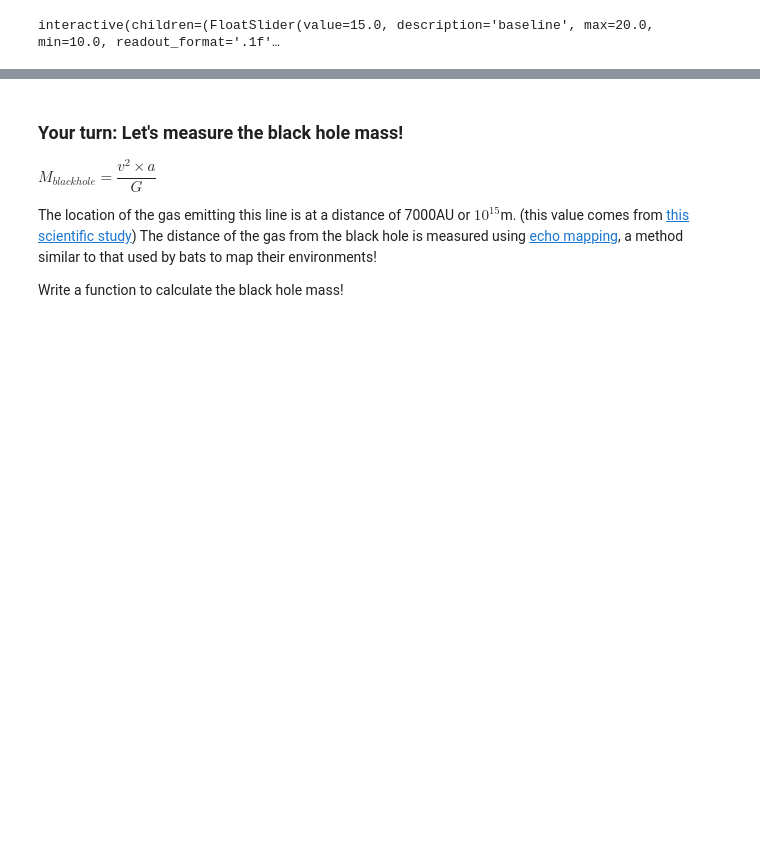
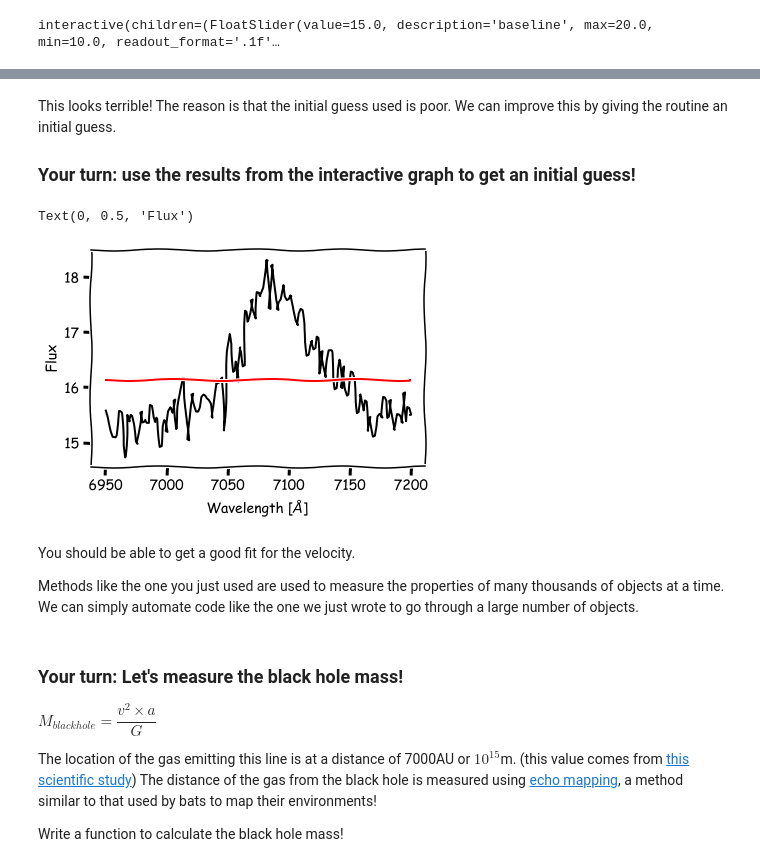
Before and after one commit to cvillforth/CodeBlack, a Jupyter notebook: CodingExercise.ipynb, the cells around one changed output, grey strips where cells are left out. Cells and saved outputs as stored; diff of their text form; code cells hidden in the pictures; blank space fills up the shorter version.

```diff
--- a/CodingExercise.ipynb
+++ b/CodingExercise.ipynb
@@ -344,3 +430,26 @@ We can automate that by calculating the distance between the model (the red line
+# %% [markdown]
+This looks terrible! The reason is that the initial guess used is poor. We can improve this by giving the routine an initial guess.
+
+### Your turn: use the results from the interactive graph to get an initial guess!
+# %%
+my_cont = 1 ### enter your guess for my_cont
+my_pos = 1 ## enter your guess for my_pos
+my_vel = 1 ## enter your guess for the velocity
+my_flux = 1 ## enter youur guess for the flux
+## Next line fits again, but with your guess
+my_fit, my_cova = curve_fit(emlinecont, fit_wl, fit_flux, p0=[my_cont, my_pos, my_vel, my_flux])
+my_fit
+plt.plot(fit_wl, fit_flux, c='k') ## plot the cut-out data
+plt.plot(fit_wl, emlinecont(fit_wl, *fit_results), c='r') ## plot the model fit
+plt.xlabel('Wavelength [$\AA$]')
+plt.ylabel('Flux')
+# %% [output]
+Text(0, 0.5, 'Flux')
+[figure, added]
+# %% [markdown]
+You should be able to get a good fit for the velocity.
+
+Methods like the one you just used are used to measure the properties of many thousands of objects at a time. We can simply automate code like the one we just wrote to go through a large number of objects.
 # %% [markdown]
 ### Your turn: Let's measure the black hole mass!
 
```
Also changed, not shown: parts of 35 cells of this notebook, 2 other files.
